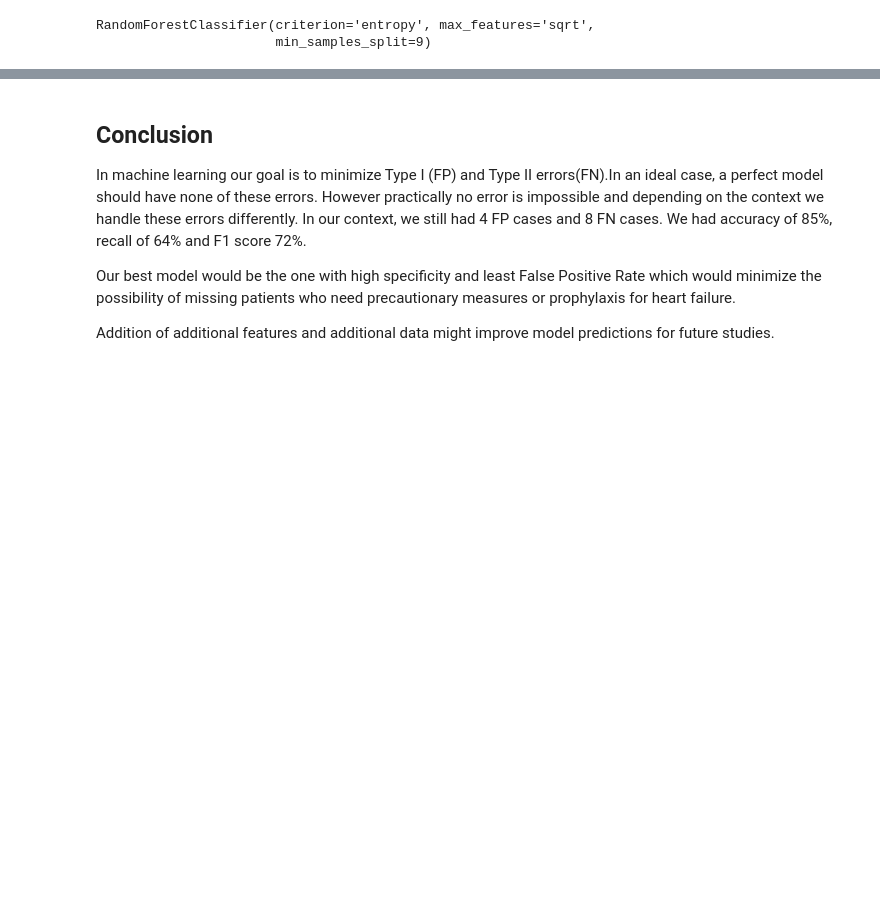
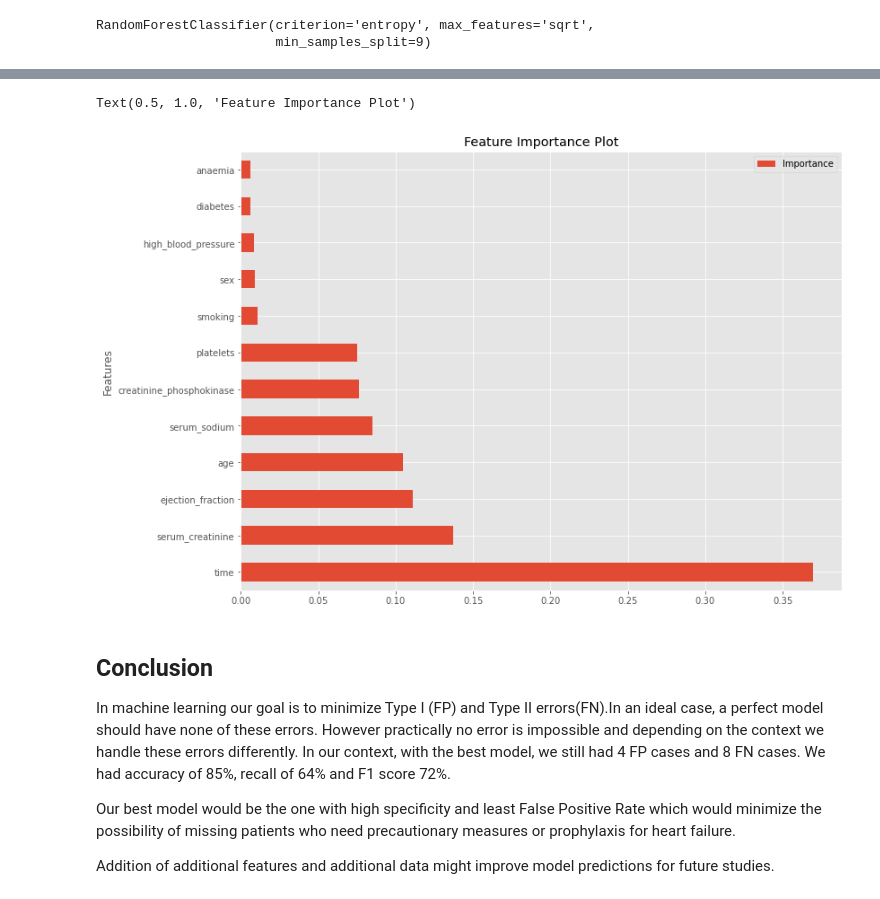
Before and after one commit to zoya1/Predicting_Heart_Failure_Survival, a Jupyter notebook: Heart_failure_prediction.ipynb, the cells around one changed output, grey strips where cells are left out. Cells and saved outputs as stored; diff of their text form; code cells hidden in the pictures; blank space fills up the shorter version.

```diff
--- a/Heart_failure_prediction.ipynb
+++ b/Heart_failure_prediction.ipynb
@@ -755,0 +759,8 @@ weighted avg       0.85      0.85      0.85        75
+# %%
+#feature importance computed using best model
+#sorting values by descending values
+
+importance = Best_model.feature_importances_
+features_imp = pd.DataFrame({'Features': x_train.columns, 'Importance': importance}).sort_values(by='Importance', ascending = False)
+
+features_imp.reset_index()
@@ -756,7 +781,16 @@ weighted avg       0.85      0.85      0.85        75
+# %%
+features_imp.set_index('Features', inplace=True, drop=True)
+# %%
+#showing feature importance in plot
+fig = features_imp.plot.barh(figsize=(12,9))
+fig.set_title('Feature Importance Plot')
+# %% [output]
+Text(0.5, 1.0, 'Feature Importance Plot')
+[figure, added]
 # %% [markdown]
 ##  Conclusion
 In machine learning our goal is to minimize Type I (FP) and  Type II errors(FN).In an ideal case, a perfect model should have none of these errors.  However practically no error is impossible and depending on the context we handle these errors differently.
-In our context, we still had 4 FP cases and 8 FN cases. We had accuracy of 85%, recall of 64% and F1 score 72%.
+In our context, with the best model, we still had 4 FP cases and 8 FN cases. We had accuracy of 85%, recall of 64% and F1 score 72%.
 
 Our best model would be the one with high specificity and least False Positive Rate which would minimize the possibility of missing patients who need precautionary measures or prophylaxis for heart failure.
 
```
Also changed, not shown: parts of 16 cells of this notebook, 1 other file.
